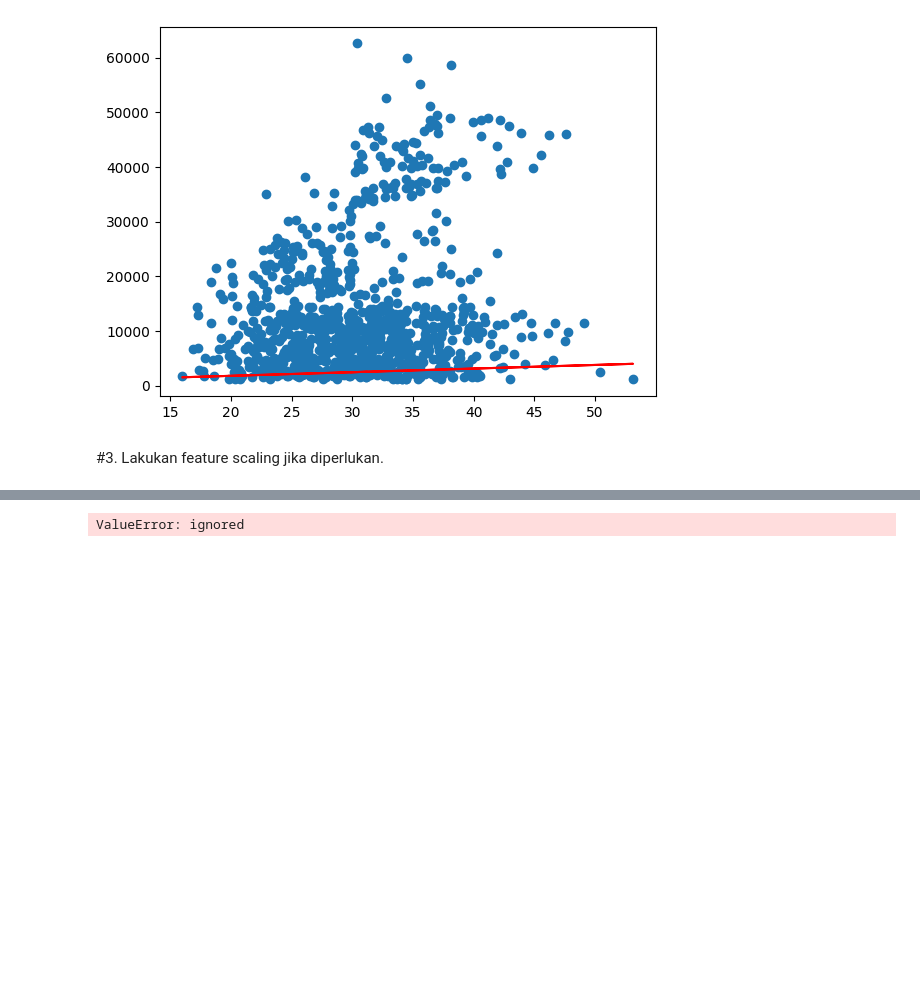
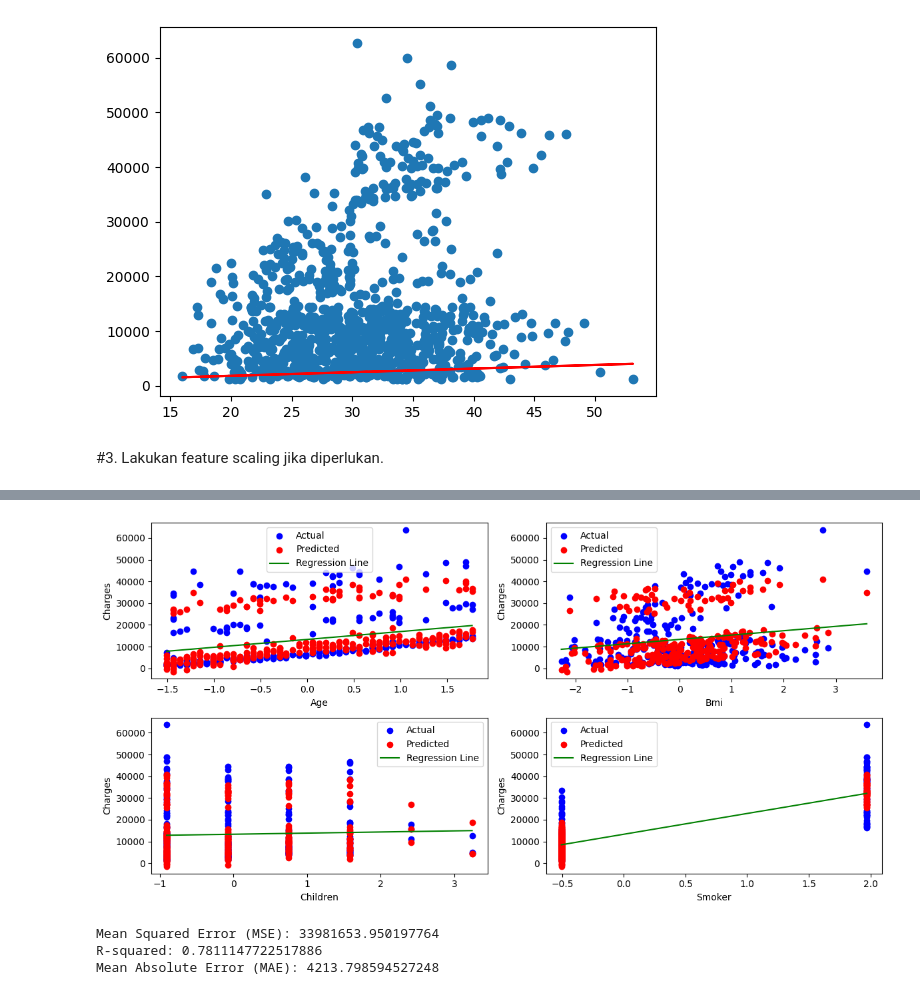
Before and after one commit to achmadrachmandika/Machine_Learning, a Jupyter notebook: Machine_Learning_Pertemuan3.ipynb, the cells around one changed output, grey strips where cells are left out. Saved outputs shown, nothing was run; the diff lists cells and outputs as text; code cells hidden in the pictures; blank space fills up the shorter version.

```diff
--- a/Machine_Learning_Pertemuan3.ipynb
+++ b/Machine_Learning_Pertemuan3.ipynb
@@ -486,7 +354,0 @@ ValueError: ignored
-# %%
-# Fitting SVR ke dataset
-from sklearn.svm import SVR
-regressor = SVR(kernel='rbf')
-regressor.fit(X, y)
-# %% [output]
-ValueError: ignored
@@ -501,0 +355,70 @@ plt.show()
+# %%
+dt1 = pd.read_csv('/content/drive/MyDrive/Machine Learning/Week3/insurance.csv')
+# %%
+from sklearn.linear_model import LinearRegression
+from sklearn.model_selection import train_test_split
+from sklearn.metrics import mean_squared_error, r2_score, mean_absolute_error
+from sklearn.preprocessing import StandardScaler
+import matplotlib.pyplot as plt
+import numpy as np
+
+# Preprocess the data, e.g., encode 'smoker' variable
+dt1['smoker'] = dt1['smoker'].map({'yes': 1, 'no': 0})
+
+# Select independent variables and the target variable
+X = dt1[['age', 'bmi', 'children', 'smoker']]
+y = dt1['charges']
+
+# Create a scaler object
+scaler = StandardScaler()
+
+# Fit and transform the independent variables
+X_scaled = scaler.fit_transform(X)
+
+# Split the scaled data into a training set and a test set
+X_train, X_test, y_train, y_test = train_test_split(X_scaled, y, test_size=0.2, random_state=42)
+
+# Create and train the multiple linear regression model
+model = LinearRegression()
+model.fit(X_train, y_train)
+
+# Make predictions on the test set
+y_pred = model.predict(X_test)
+
+# Evaluate the model's performance
+mse = mean_squared_error(y_test, y_pred)
+r2 = r2_score(y_test, y_pred)
+mae = mean_absolute_error(y_test, y_pred)
+
+# Visualize the results
+# Create a figure with subplots
+plt.figure(figsize=(12, 6))
+
+# Loop through each feature for plotting
+for i, feature in enumerate(['age', 'bmi', 'children', 'smoker']):
+    plt.subplot(2, 2, i + 1)
+
+    # Scatter plot for the feature vs. 'charges'
+    plt.scatter(X_test[:, i], y_test, color='blue', label='Actual')
+    plt.scatter(X_test[:, i], y_pred, color='red', label='Predicted')
+    plt.xlabel(feature.capitalize())
+    plt.ylabel('Charges')
+
+    # Calculate and plot the regression line
+    x_values = np.linspace(X_test[:, i].min(), X_test[:, i].max(), 10)
+    y_values = model.coef_[i] * x_values + model.intercept_
+    plt.plot(x_values, y_values, color='green', label='Regression Line')
+
+    plt.legend()
+
+# Show the plots
+plt.tight_layout()
+plt.show()
+print(f"Mean Squared Error (MSE): {mse}")
+print(f"R-squared: {r2}")
+print(f"Mean Absolute Error (MAE): {mae}")
+# %% [output]
+[figure, added]
+Mean Squared Error (MSE): 33981653.950197764
+R-squared: 0.7811147722517886
+Mean Absolute Error (MAE): 4213.798594527248
```
Also changed, not shown: parts of 7 cells of this notebook.
